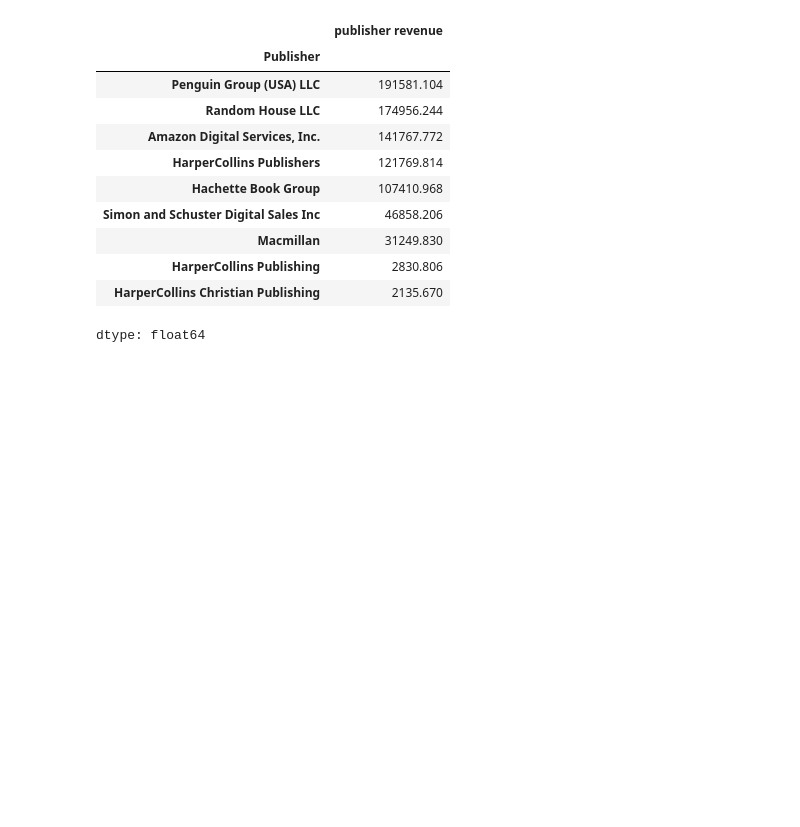
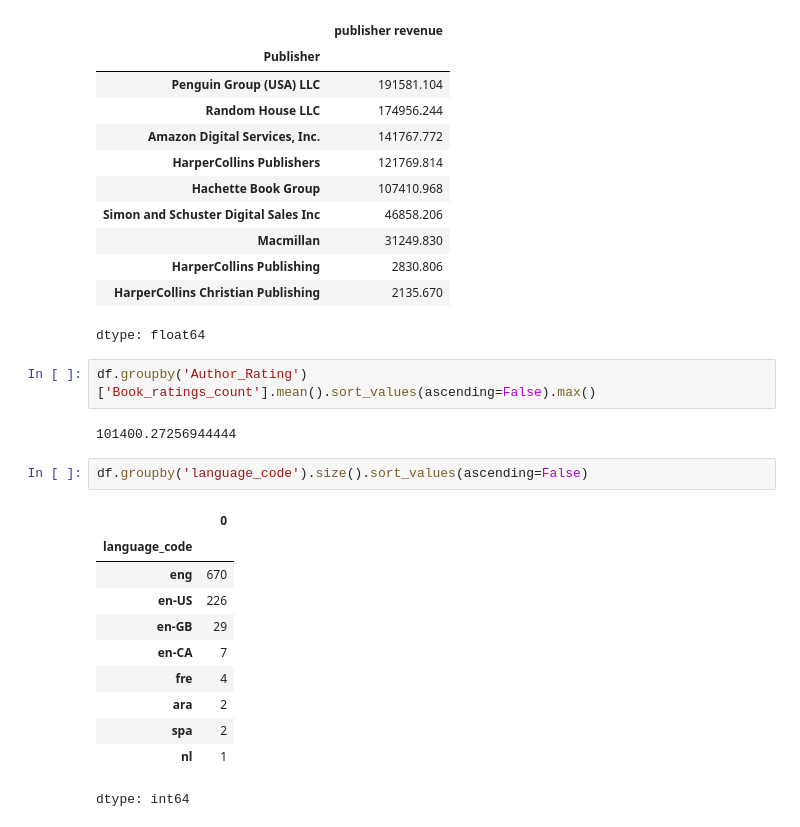
Before and after one commit to ZaidiSahab/Road-to-Data-Science, a Jupyter notebook: Book_Application_YTube.ipynb, the cells around one changed output. Cells and saved outputs as stored; diff of their text form; blank space fills up the shorter version.

```diff
--- a/Book_Application_YTube.ipynb
+++ b/Book_Application_YTube.ipynb
@@ -153,3 +153,21 @@ df.groupby('Publisher ')['publisher revenue'].sum().sort_values(ascending=False)
 | HarperCollins Publishing | 2830.806 |
 | HarperCollins Christian Publishing | 2135.670 |
 dtype: float64
+# %%
+df.groupby('Author_Rating')['Book_ratings_count'].mean().sort_values(ascending=False).max()
+# %% [output]
+101400.27256944444
+# %%
+df.groupby('language_code').size().sort_values(ascending=False)
+# %% [output]
+|  | 0 |
+| language_code |  |
+| eng | 670 |
+| en-US | 226 |
+| en-GB | 29 |
+| en-CA | 7 |
+| fre | 4 |
+| ara | 2 |
+| spa | 2 |
+| nl | 1 |
+dtype: int64
```
Also changed, not shown: parts of 5 cells of this notebook.
